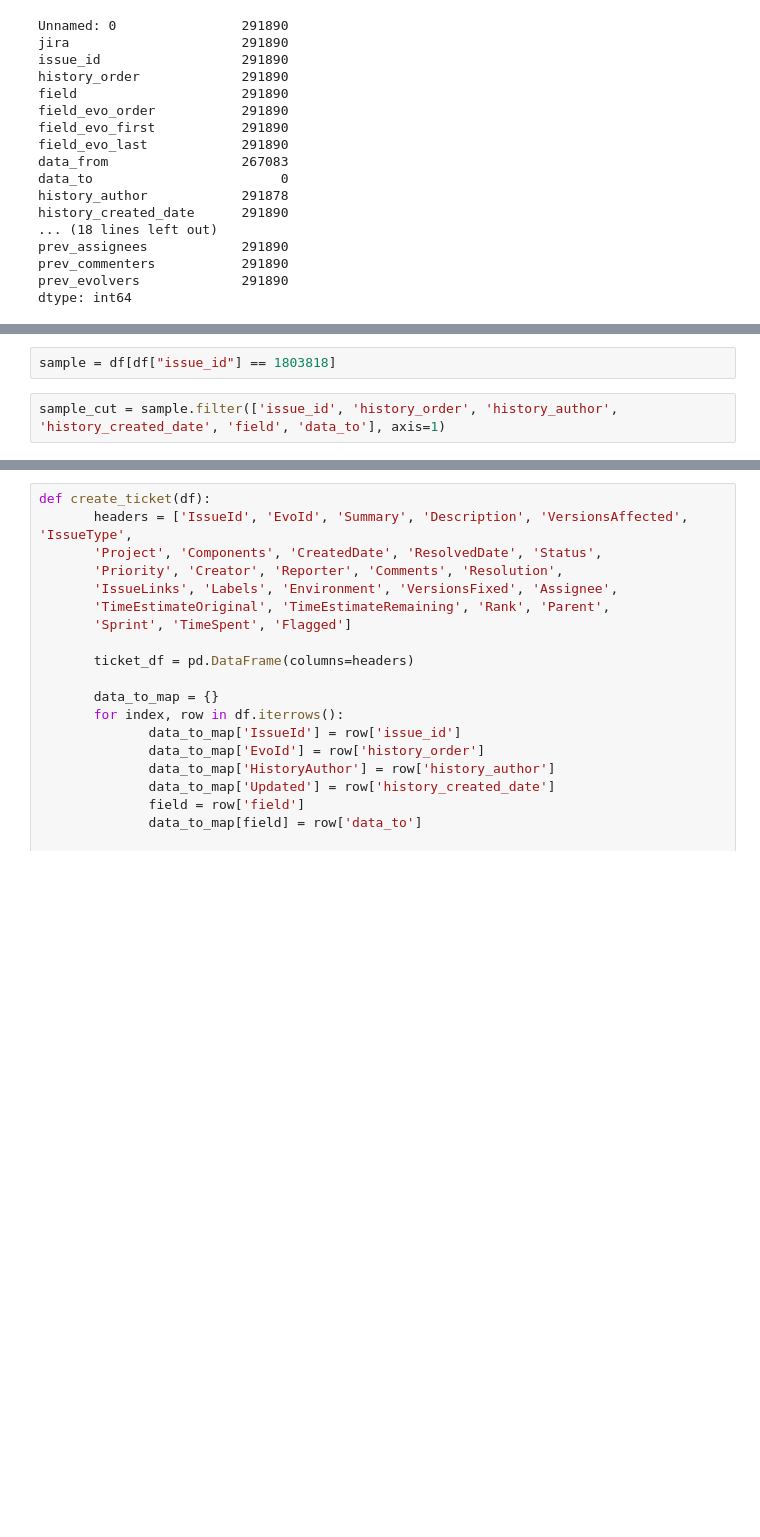
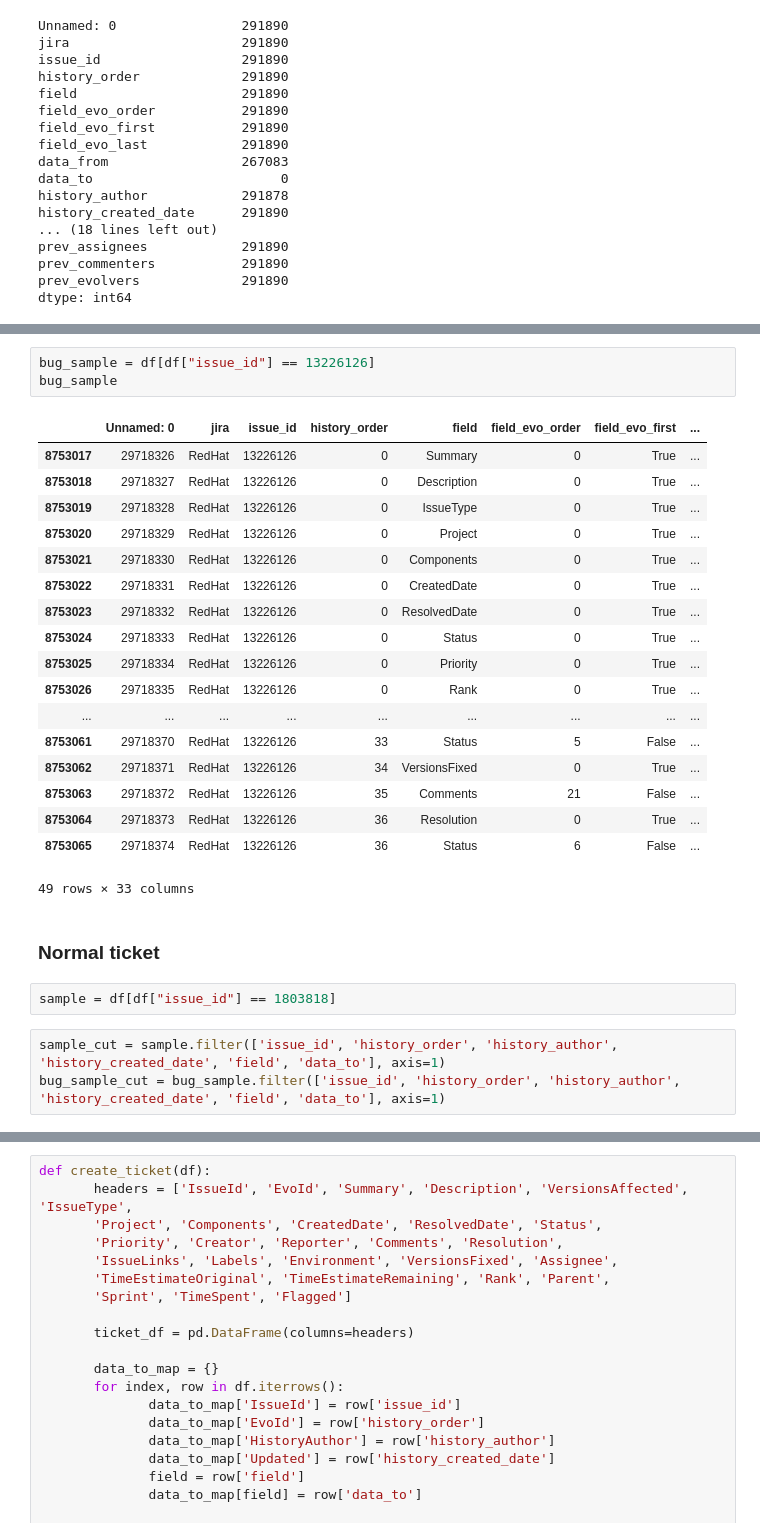
Before and after one commit to Piet777/master-thesis, a Jupyter notebook: General_EDA.ipynb, the cells around one changed output, grey strips where cells are left out. Saved outputs shown, nothing was run; the diff lists cells and outputs as text; blank space fills up the shorter version.

```diff
--- a/General_EDA.ipynb
+++ b/General_EDA.ipynb
@@ -63,7 +81,32 @@ dtype: int64
+# %%
+bug_sample = df[df["issue_id"] == 13226126]
+bug_sample
+# %% [output]
+|  | Unnamed: 0 | jira | issue_id | history_order | field | field_evo_order | field_evo_first | ... |
+| 8753017 | 29718326 | RedHat | 13226126 | 0 | Summary | 0 | True | ... |
+| 8753018 | 29718327 | RedHat | 13226126 | 0 | Description | 0 | True | ... |
+| 8753019 | 29718328 | RedHat | 13226126 | 0 | IssueType | 0 | True | ... |
+| 8753020 | 29718329 | RedHat | 13226126 | 0 | Project | 0 | True | ... |
+| 8753021 | 29718330 | RedHat | 13226126 | 0 | Components | 0 | True | ... |
+| 8753022 | 29718331 | RedHat | 13226126 | 0 | CreatedDate | 0 | True | ... |
+| 8753023 | 29718332 | RedHat | 13226126 | 0 | ResolvedDate | 0 | True | ... |
+| 8753024 | 29718333 | RedHat | 13226126 | 0 | Status | 0 | True | ... |
+| 8753025 | 29718334 | RedHat | 13226126 | 0 | Priority | 0 | True | ... |
+| 8753026 | 29718335 | RedHat | 13226126 | 0 | Rank | 0 | True | ... |
+| ... | ... | ... | ... | ... | ... | ... | ... | ... |
+| 8753061 | 29718370 | RedHat | 13226126 | 33 | Status | 5 | False | ... |
+| 8753062 | 29718371 | RedHat | 13226126 | 34 | VersionsFixed | 0 | True | ... |
+| 8753063 | 29718372 | RedHat | 13226126 | 35 | Comments | 21 | False | ... |
+| 8753064 | 29718373 | RedHat | 13226126 | 36 | Resolution | 0 | True | ... |
+| 8753065 | 29718374 | RedHat | 13226126 | 36 | Status | 6 | False | ... |
+49 rows × 33 columns
+# %% [markdown]
+### Normal ticket
 # %%
 sample = df[df["issue_id"] == 1803818]
 # %%
 sample_cut = sample.filter(['issue_id', 'history_order', 'history_author', 'history_created_date', 'field', 'data_to'], axis=1)
+bug_sample_cut = bug_sample.filter(['issue_id', 'history_order', 'history_author', 'history_created_date', 'field', 'data_to'], axis=1)
 # %%
 def create_comments_history(data):
     comments = {}
```
Also changed, not shown: parts of 11 cells of this notebook, 7 other files.
